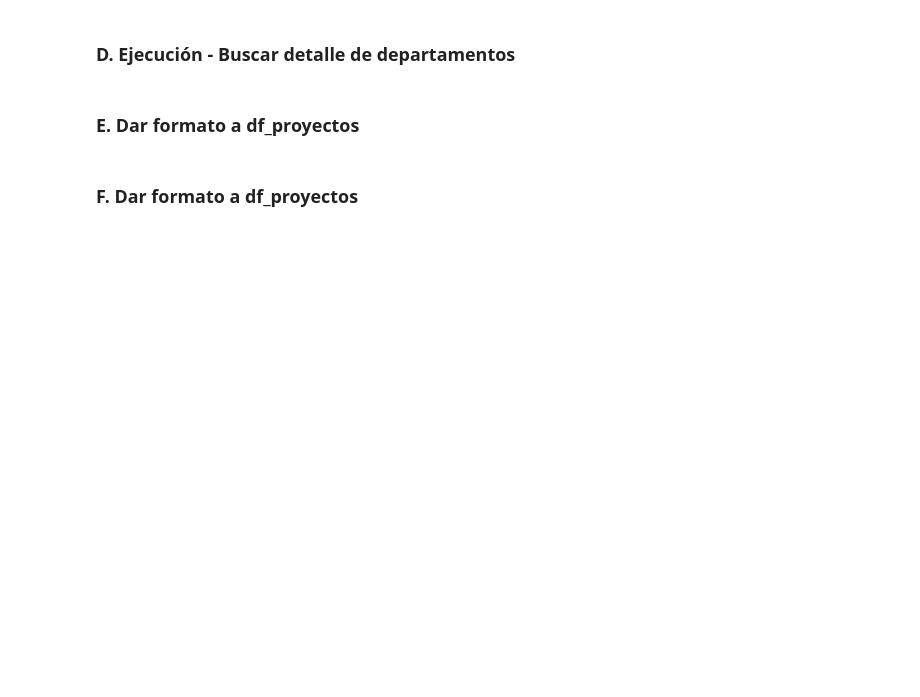
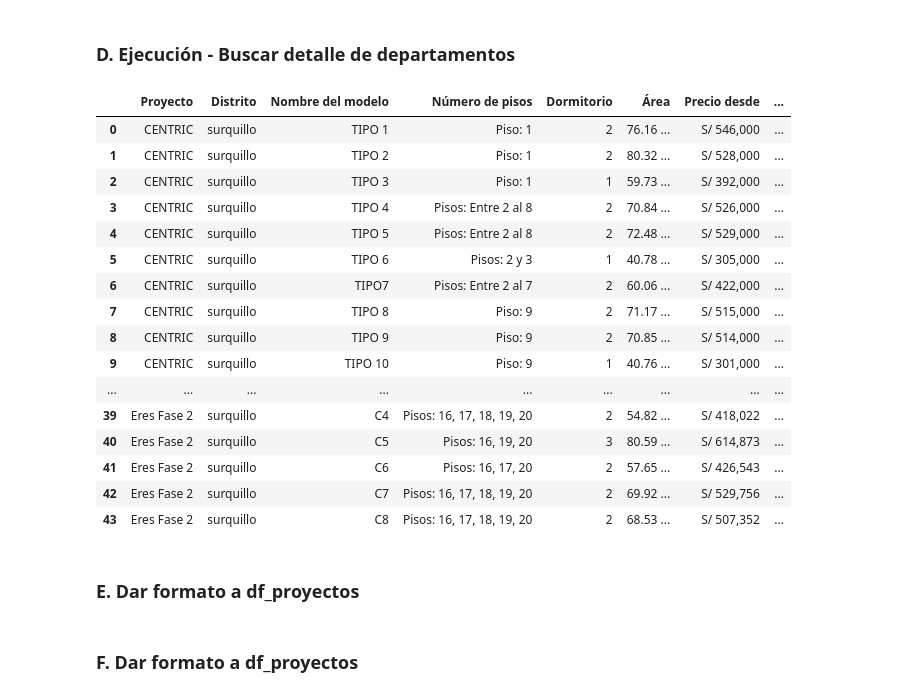
Before and after one commit to NahumFGz/NexoInmobiliarioScrapper, a Jupyter notebook: v2 - Scrapp.ipynb, the cells around one changed output. Saved outputs shown, nothing was run; the diff lists cells and outputs as text; code cells hidden in the pictures; blank space fills up the shorter version.

Commit message:
formato a columnas de nexo

```diff
--- a/v2 - Scrapp.ipynb
+++ b/v2 - Scrapp.ipynb
@@ -59,6 +59,9 @@ distritos_urls = [
                 , ['san_borja', 'https://nexoinmobiliario.pe/busqueda/venta-de-departamentos-en-san-borja-lima-lima-150130']
                 , ['chorrillos', 'https://nexoinmobiliario.pe/busqueda/venta-de-departamentos-en-chorrillos-lima-lima-150108']
                 , ['ate', 'https://nexoinmobiliario.pe/busqueda/venta-de-departamentos-en-ate-lima-lima-150103']
+
+                , ['piura', 'https://nexoinmobiliario.pe/busqueda/venta-de-departamentos-o-oficinas-o-lotes-o-casas-en-piura-piura-2001']
+                , ['arequipa', 'https://nexoinmobiliario.pe/busqueda/venta-de-departamentos-o-oficinas-o-casas-o-lotes-en-arequipa-arequipa-401']
             ]
 # %%
 # 2. Extraer los datos de cada distrito
@@ -72,7 +75,8 @@ for distrito, url in distritos_urls:
         html = response.text
 
         # 3. Guardar el HTML en un archivo
-        with open(os.path.join(os.getcwd(),'originals', distrito + '.html'), 'w') as outfile:
+        # with open(os.path.join(os.getcwd(),'originals', distrito + '.html'), 'w') as outfile:
+        with open(os.path.join(os.getcwd(),'originals', distrito + '.html'), 'w', encoding='utf-8') as outfile:
             outfile.write(html)
 
         # 4. Tiempo de espera
@@ -82,7 +103,8 @@ for distrito, url in distritos_urls:
 urls_list = []
 for distrito, x in distritos_urls:
     # A. Leer el html
-    with open(os.path.join(os.getcwd(),'originals', distrito+ '.html'), 'r') as infile:
+    # with open(os.path.join(os.getcwd(),'originals', distrito+ '.html'), 'r') as infile:
+    with open(os.path.join(os.getcwd(),'originals', distrito + '.html'), 'r', encoding='utf-8', errors='ignore') as infile:
         lines = infile.readlines()
 
     # B. Buscar la línea que contiene la palabra 'url'
@@ -115,6 +137,6 @@ for distrito, x in distritos_urls:
         url = str(url)
 
         base = 'https://nexoinmobiliario.pe/proyecto/venta-de-departamento-' + url.split('/')[-1]
-        urls_list.append(base)
+        urls_list.append([distrito,base])
 
 len(urls_list)
@@ -123,7 +147,7 @@ len(urls_list)
 i = 0
 modelos_list = []
 dataframes_list = []
-for url in urls_list:
+for distrito, url in urls_list[:3]:
     # A. Obtener la URL por request
     response = requests.get(url)
     # print(response.status_code,':' ,url)
@@ -149,9 +173,9 @@ for url in urls_list:
 
         # Extrae el texto de <p class="Project-header-address"> - Surquillo</p>
         try:
-            distrito = soup.find('p', class_='Project-header-address').find_next_sibling('p').get_text(strip=True).replace('-', '').strip()
+            distrito_nexo = soup.find('p', class_='Project-header-address').find_next_sibling('p').get_text(strip=True).replace('-', '').strip()
         except:
-            distrito = '-'
+            distrito_nexo = '-'
         # print(f'Distrito: {distrito}')
 
         # Extrae el precio desde <p class="Project-header-price"><span class="title-price">Precio desde</span> <strong> S/. 319,118</strong></p>
@@ -190,6 +214,12 @@ for url in urls_list:
         except:
             longitud = '-'
         # print(f'Longitud: {longitud}')
+
+        try:
+            url_google_maps = generar_url_google_maps(latitud, longitud)
+        except:
+            url_google_maps = '-'
+
 
         # print('')
         # print('Datos de la inmobiliaria')
@@ -247,7 +277,7 @@ for url in urls_list:
         #### C. Modelos disponibles
         try:
             modelos_disponibles = soup.find_all('div', class_='Project-available-model')
-            modelos_list.append([proyecto,modelos_disponibles, url])
+            modelos_list.append([proyecto,modelos_disponibles, distrito, url_google_maps, url])
             # print('')
             # print('Modelos disponibles')
             # print(f'Cantidad de modelos: {len(modelos_disponibles)}')
@@ -259,6 +289,7 @@ for url in urls_list:
             'Proyecto': proyecto,
             'Dirección': direccion,
             'Distrito': distrito,
+            'Distrito Nexoinmobiliario': distrito_nexo,
             'Precio Desde': precio_desde,
             'Valor de Referencia': valor_referencia,
             'Latitud': latitud,
@@ -271,7 +302,9 @@ for url in urls_list:
             'Financiamiento': financiamiento,
             'Inmobiliaria Nombre': inmobiliaria_nombre,
             'Áreas Comunes': areas_comunes,
-            'URL Nexoinmobiliario': url
+            'URL Nexoinmobiliario': url,
+            'URL Google Maps': url_google_maps
+
         }
 
         # Convierte el diccionario en un DataFrame
@@ -299,7 +337,7 @@ df_proyectos
 ### D. Ejecución - Buscar detalle de departamentos
 # %%
 data_modelos = []
-for proyecto, modelos_disponibles, url in modelos_list:
+for proyecto,modelos_disponibles, distrito, url_google_maps, url in modelos_list:
     for modelo in modelos_disponibles:
         try:
             # Extrae información del enlace de imagen
@@ -316,34 +354,54 @@ for proyecto, modelos_disponibles, url in modelos_list:
 
             # Extrae información del dormitorio, área y precio
             dormitorio = modelo.find('span', class_='bedroom').get_text(strip=True).strip()
             area = modelo.find('span', class_='area').get_text(strip=True).strip()
             precio = modelo.find('span', class_='price').get_text(strip=True).strip()
 
             #print(f'Dormitorio: {dormitorio}')
             #print(f'Área: {area}')
             #print(f'Precio desde: {precio}')
 
             # También puedes extraer información del enlace de cotización
             #enlace_cotizacion = modelo.find('a', class_='Btn-ver--red')['href'].strip()
             #print(f'Enlace de cotización: {enlace_cotizacion}')
 
             # Agregar datos del modelo a la lista
             data_modelos.append({
                 'Proyecto': proyecto,
+                'Distrito': distrito,
                 'Nombre del modelo': nombre_modelo,
                 'Número de pisos': num_pisos,
                 'Dormitorio': dormitorio,
                 'Área': area,
                 'Precio desde': precio,
-                'URL Nexoinmobiliario': url
+                'URL Nexoinmobiliario': url,
+                'URL Google Maps': url_google_maps
             })
 
             #print("\n---\n")  # Separador entre modelos
         except:
             pass
 
 df_modelos = pd.DataFrame(data_modelos)
 df_modelos
+# %% [output]
+|  | Proyecto | Distrito | Nombre del modelo | Número de pisos | Dormitorio | Área | Precio desde | ... |
+| 0 | CENTRIC | surquillo | TIPO 1 | Piso: 1 | 2 | 76.16 ... | S/ 546,000 | ... |
+| 1 | CENTRIC | surquillo | TIPO 2 | Piso: 1 | 2 | 80.32 ... | S/ 528,000 | ... |
+| 2 | CENTRIC | surquillo | TIPO 3 | Piso: 1 | 1 | 59.73 ... | S/ 392,000 | ... |
+| 3 | CENTRIC | surquillo | TIPO 4 | Pisos: Entre 2 al 8 | 2 | 70.84 ... | S/ 526,000 | ... |
+| 4 | CENTRIC | surquillo | TIPO 5 | Pisos: Entre 2 al 8 | 2 | 72.48 ... | S/ 529,000 | ... |
+| 5 | CENTRIC | surquillo | TIPO 6 | Pisos: 2 y 3 | 1 | 40.78 ... | S/ 305,000 | ... |
+| 6 | CENTRIC | surquillo | TIPO7 | Pisos: Entre 2 al 7 | 2 | 60.06 ... | S/ 422,000 | ... |
+| 7 | CENTRIC | surquillo | TIPO 8 | Piso: 9 | 2 | 71.17 ... | S/ 515,000 | ... |
+| 8 | CENTRIC | surquillo | TIPO 9 | Piso: 9 | 2 | 70.85 ... | S/ 514,000 | ... |
+| 9 | CENTRIC | surquillo | TIPO 10 | Piso: 9 | 1 | 40.76 ... | S/ 301,000 | ... |
+| ... | ... | ... | ... | ... | ... | ... | ... | ... |
+| 39 | Eres Fase 2 | surquillo | C4 | Pisos: 16, 17, 18, 19, 20 | 2 | 54.82 ... | S/ 418,022 | ... |
+| 40 | Eres Fase 2 | surquillo | C5 | Pisos: 16, 19, 20 | 3 | 80.59 ... | S/ 614,873 | ... |
+| 41 | Eres Fase 2 | surquillo | C6 | Pisos: 16, 17, 20 | 2 | 57.65 ... | S/ 426,543 | ... |
+| 42 | Eres Fase 2 | surquillo | C7 | Pisos: 16, 17, 18, 19, 20 | 2 | 69.92 ... | S/ 529,756 | ... |
+| 43 | Eres Fase 2 | surquillo | C8 | Pisos: 16, 17, 18, 19, 20 | 2 | 68.53 ... | S/ 507,352 | ... |
 # %% [markdown]
 ### E. Dar formato a df_proyectos
 # %%
```
Also changed, not shown: parts of 12 cells of this notebook, 21 other files.
